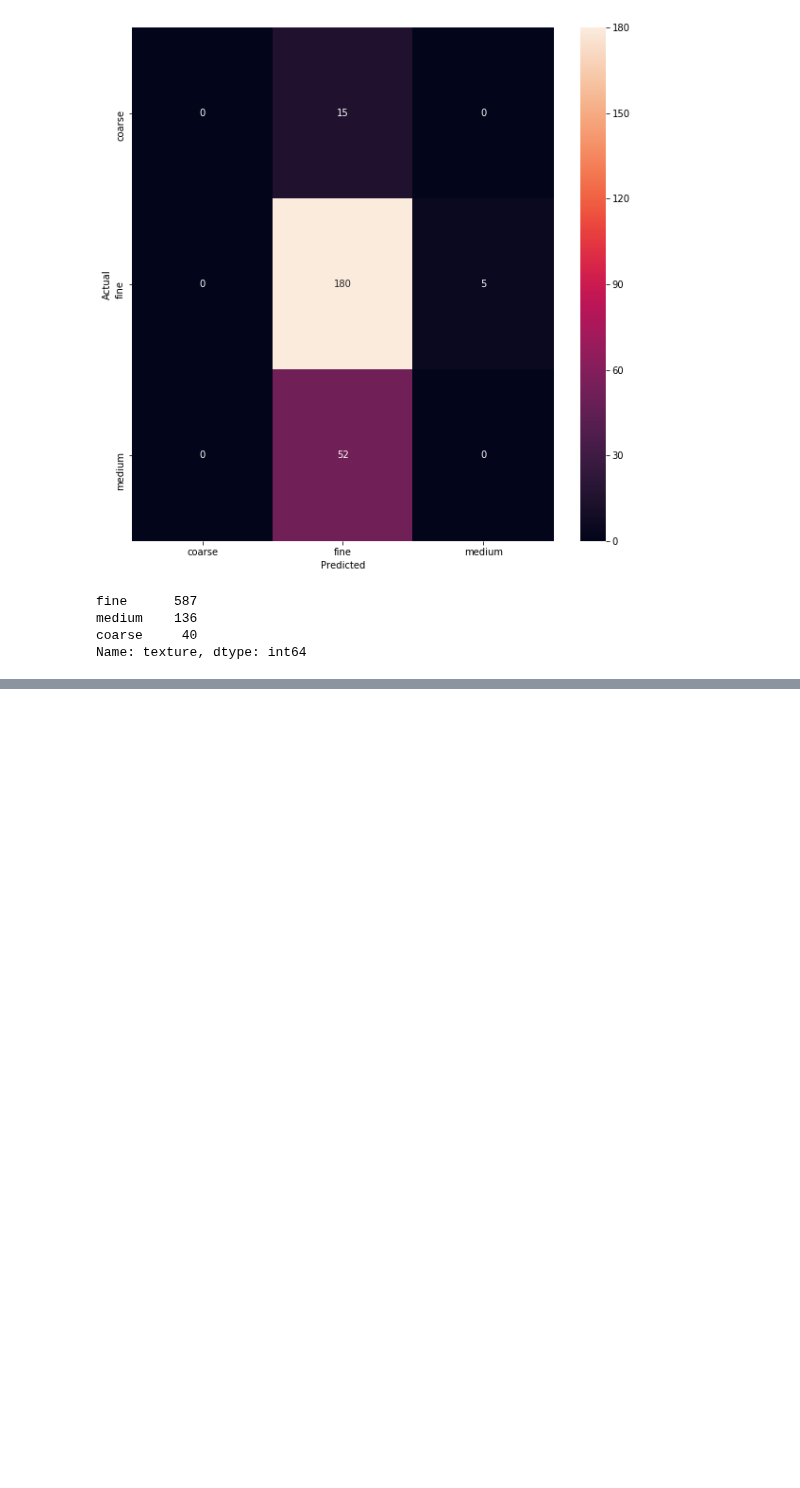
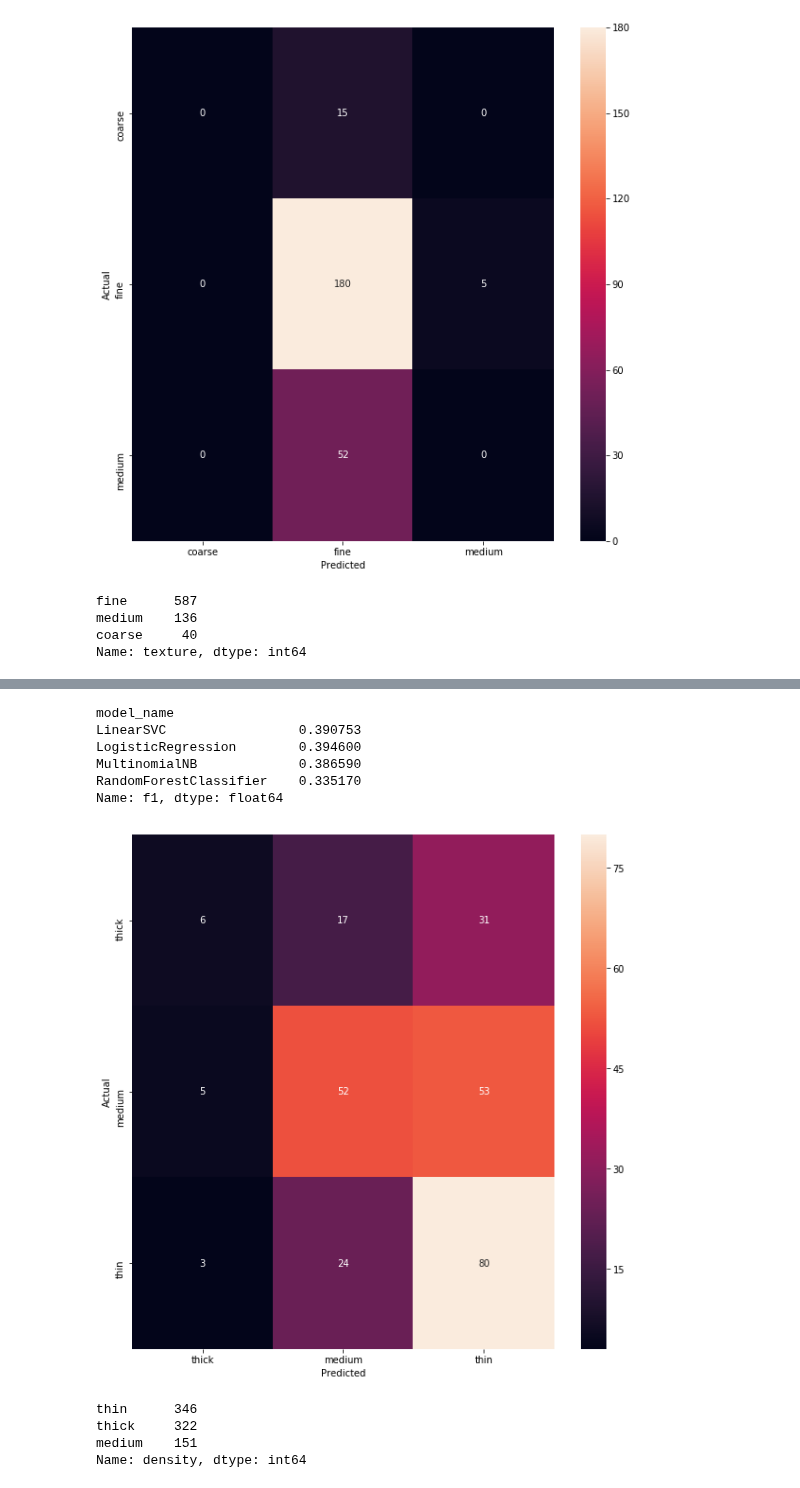
Before and after one commit to 99KHayes/products-for-curlies, a Jupyter notebook: notebooks/03_analysis/20190911-kph-models-on-cleaned-data.ipynb, the cells around one changed output, grey strips where cells are left out. Cells and saved outputs as stored; diff of their text form; code cells hidden in the pictures; blank space fills up the shorter version.

Commit message:
added final project version and finished models

```diff
--- a/notebooks/03_analysis/20190911-kph-models-on-cleaned-data.ipynb
+++ b/notebooks/03_analysis/20190911-kph-models-on-cleaned-data.ipynb
@@ -448,0 +488,6 @@ Name: texture, dtype: int64
+# %%
+
+clean_density_products_df['density_catagory'] = pd.Categorical(clean_density_products_df.density)
+clean_density_products_df["density_catagory"] = clean_density_products_df["density_catagory"].cat.codes
+print(clean_density_products_df.describe())
+clean_density_products_df.head()
@@ -448,0 +526,53 @@ Name: texture, dtype: int64
+# %%
+X_train, X_test, y_train, y_test = train_test_split(clean_density_products_df['relevant_products'], clean_density_products_df['density'], random_state = 0)
+count_vect = CountVectorizer()
+X_train_counts = count_vect.fit_transform(X_train)
+features = count_vect.fit_transform(clean_density_products_df.relevant_products).toarray()
+labels = clean_density_products_df.density
+# %%
+from sklearn.metrics import precision_score
+
+models = [
+    RandomForestClassifier(n_estimators=200, max_depth=3, random_state=0),
+    LinearSVC(),
+    MultinomialNB(),
+    LogisticRegression(random_state=0)]
+CV = 5
+cv_df = pd.DataFrame(index=range(CV * len(models)))
+entries = []
+for model in models:
+    model_name = model.__class__.__name__
+    #precisions = cross_val_score(model, features, labels, scoring='precision_weighted', cv=CV)
+    f1 = cross_val_score(model, features, labels, scoring='f1_weighted', cv=CV)
+    for fold_idx, f1s in enumerate(f1):
+        entries.append((model_name, fold_idx, f1s))
+cv_df = pd.DataFrame(entries, columns=['model_name', 'fold_idx', 'f1'])
+cv_df.groupby('model_name').f1.mean()
+# %% [output]
+model_name
+LinearSVC                 0.390753
+LogisticRegression        0.394600
+MultinomialNB             0.386590
+RandomForestClassifier    0.335170
+Name: f1, dtype: float64
+# %%
+X_train, X_test, y_train, y_test = train_test_split(features, labels, test_size=0.33, random_state=0)
+model.fit(X_train, y_train)
+y_pred = model.predict(X_test)
+
+conf_mat = confusion_matrix(y_test, y_pred)
+fig, ax = plt.subplots(figsize=(10,10))
+sns.heatmap(conf_mat, annot=True, fmt='d',
+            xticklabels=clean_density_products_df.density.unique(), yticklabels=clean_density_products_df.density.unique())
+plt.ylabel('Actual')
+plt.xlabel('Predicted')
+plt.show()
+# %% [output]
+[figure, added]
+# %%
+clean_density_products_df.density.value_counts()
+# %% [output]
+thin      346
+thick     322
+medium    151
+Name: density, dtype: int64
```
Also changed, not shown: parts of 22 cells of this notebook, 2 other files.
